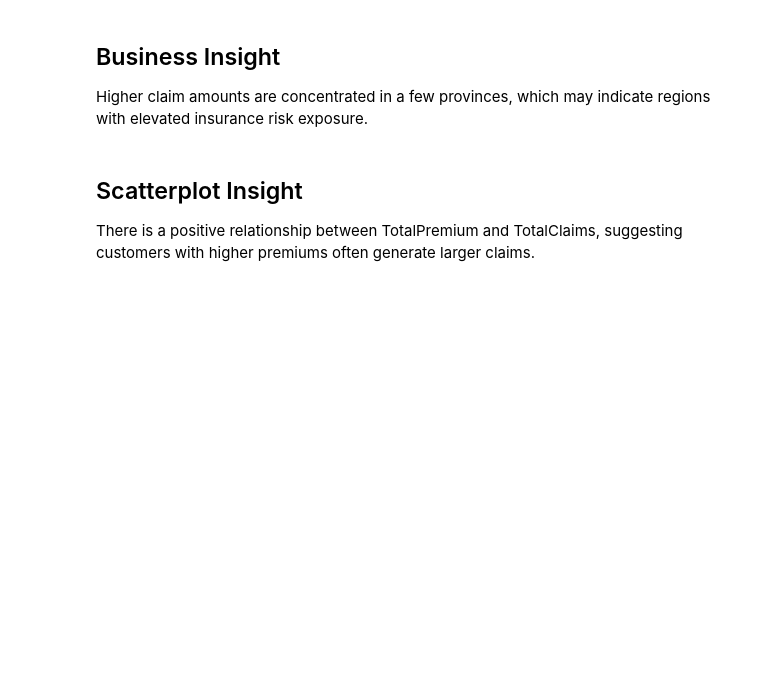
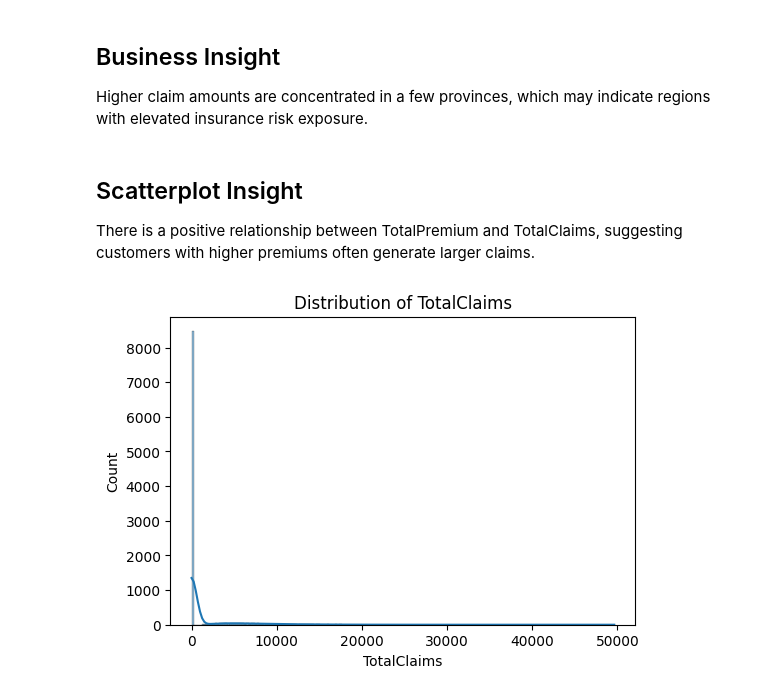
Before and after one commit to hawaebrahimhamid-png/insurance-risk-analytics, a Jupyter notebook: notebooks/01_eda.ipynb, the cells around one changed output. Cells and saved outputs as stored; diff of their text form; code cells hidden in the pictures; blank space fills up the shorter version.

```diff
--- a/notebooks/01_eda.ipynb
+++ b/notebooks/01_eda.ipynb
@@ -304,3 +376,28 @@ which may indicate regions with elevated insurance risk exposure.
 
 There is a positive relationship between TotalPremium and TotalClaims,
 suggesting customers with higher premiums often generate larger claims.
+# %%
+import matplotlib.pyplot as plt
+import seaborn as sns
+
+def plot_histogram(df, column):
+
+    if column not in df.columns:
+        print(f"{column} not found in dataframe")
+        return
+
+    plt.figure(figsize=(6,4))
+
+    sns.histplot(df[column], kde=True)
+
+    plt.title(f"Distribution of {column}")
+
+    plt.show()
+# %%
+import pandas as pd
+
+df = pd.read_csv("../data/insurance_data.csv")
+
+plot_histogram(df, "TotalClaims")
+# %% [output]
+[figure, added]
```
Also changed, not shown: parts of 21 cells of this notebook, 1 other file.
